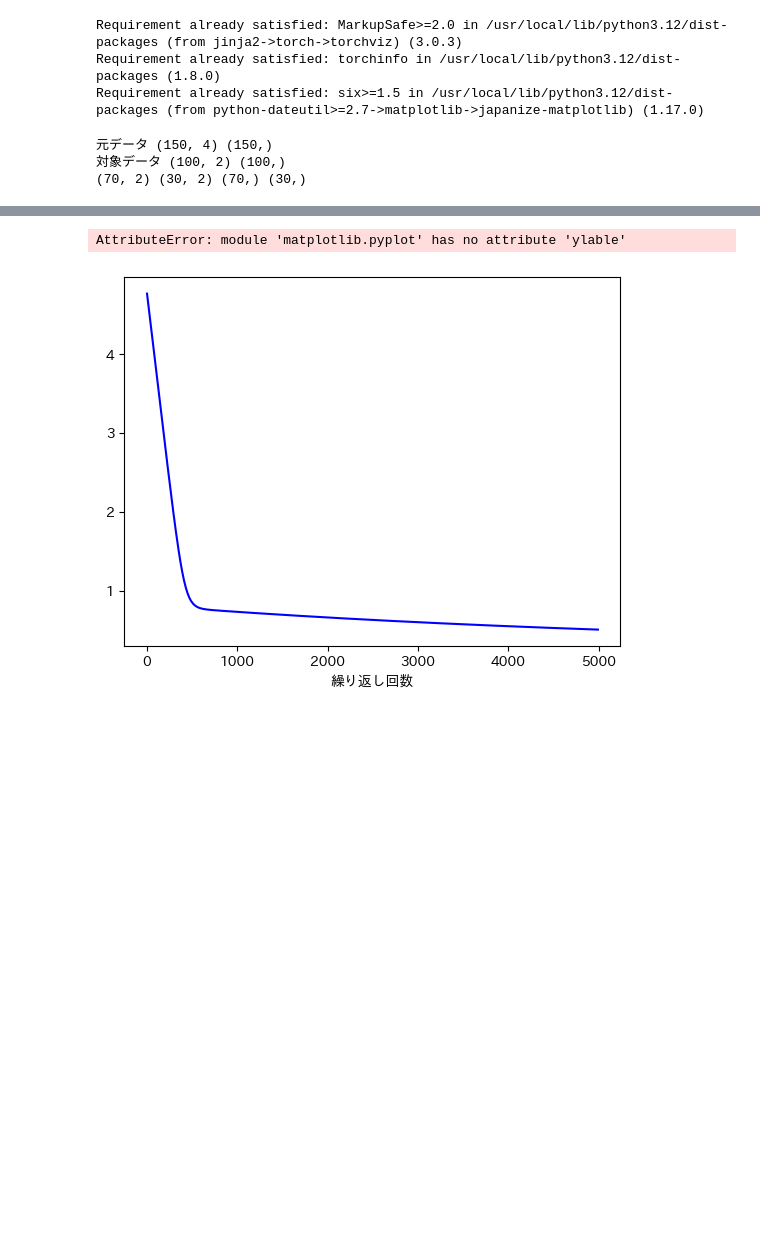
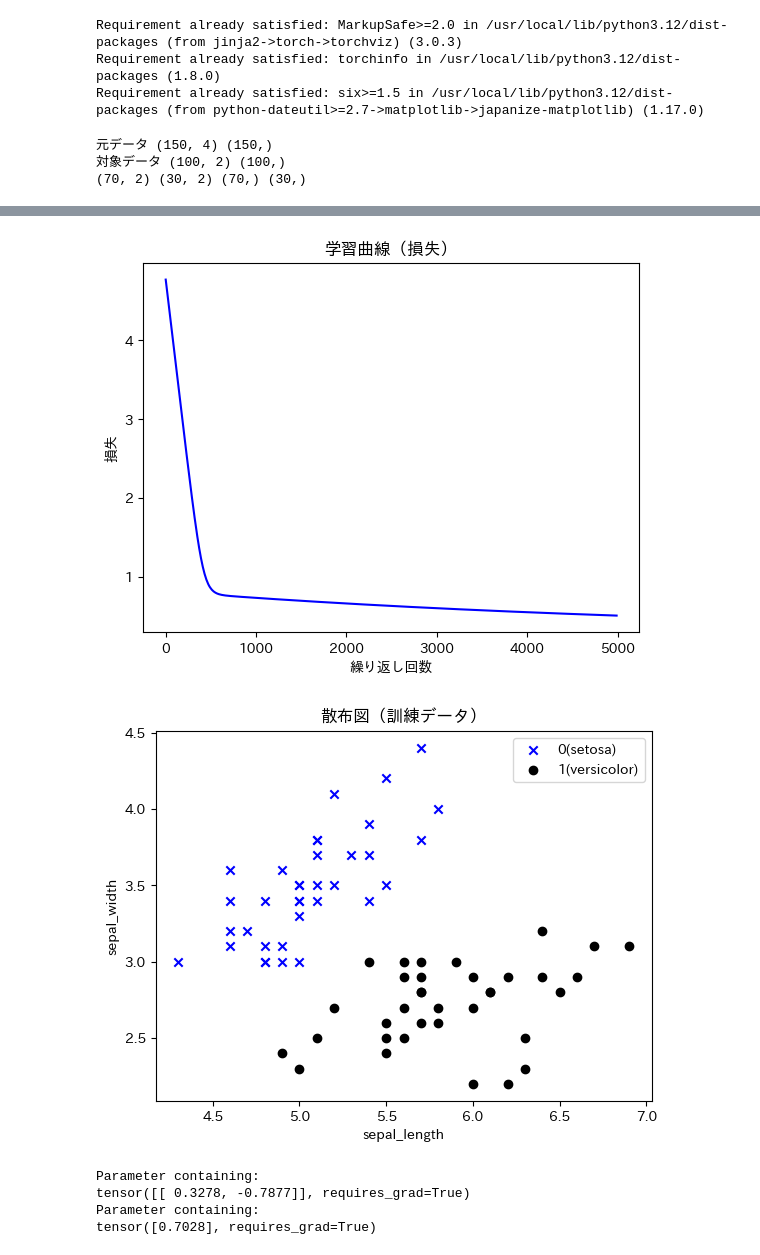
Before and after one commit to ueki5/colaboratory, a Jupyter notebook: playground-014.ipynb, the cells around one changed output, grey strips where cells are left out. Cells and saved outputs as stored; diff of their text form; code cells hidden in the pictures; blank space fills up the shorter version.

```diff
--- a/playground-014.ipynb
+++ b/playground-014.ipynb
@@ -153,32 +153,49 @@ for epoch in range(num_epochs):
 
   # 損失計算
   loss = criterion(outputs, labels)
   if epoch == 0:
     g = make_dot(loss, params = dict(net.named_parameters()))
     display(g)
 
   # 勾配計算
   loss.backward()
 
   # パラメータ調整＆勾配クリア
   optimizer.step()
   optimizer.zero_grad()
 
   # 学習曲線データの登録
   if epoch % num_history == 0:
     item = np.array([epoch, loss.item()])
     history = np.vstack((history, item))
 
 # 学習曲線グラフ
 plt.plot(history[:,0], history[:,1], 'b')
 plt.xlabel('繰り返し回数')
 plt.ylabel('損失')
 plt.title('学習曲線（損失）')
 plt.show()
+
+# 散布図の表示（訓練データ）
+x_t0 = x_train[y_train == 0]
+x_t1 = x_train[y_train == 1]
+plt.scatter(x_t0[:,0], x_t0[:,1], marker='x', c='b', label='0(setosa)')
+plt.scatter(x_t1[:,0], x_t1[:,1], marker='o', c='k', label='1(versicolor)')
+plt.xlabel('sepal_length')
+plt.ylabel('sepal_width')
+plt.title('散布図（訓練データ）')
+plt.legend()
+plt.show()
+print(net.l1.weight)
+print(net.l1.bias)
 # %% [output]
 元データ (150, 4) (150,)
 対象データ (100, 2) (100,)
 (70, 2) (30, 2) (70,) (30,)
 [drawing not drawn]
+[figure, new version]
+[figure, added]
-AttributeError: module 'matplotlib.pyplot' has no attribute 'ylable'
+Parameter containing:
+tensor([[ 0.3278, -0.7877]], requires_grad=True)
+Parameter containing:
+tensor([0.7028], requires_grad=True)
-[figure, old version]
```
